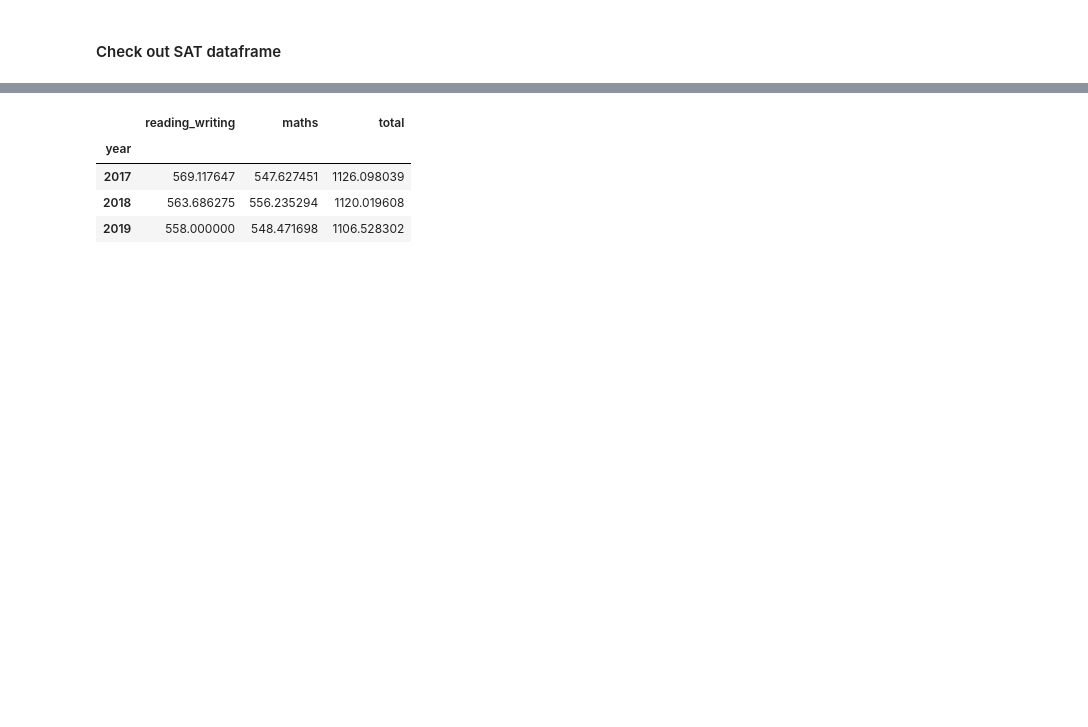
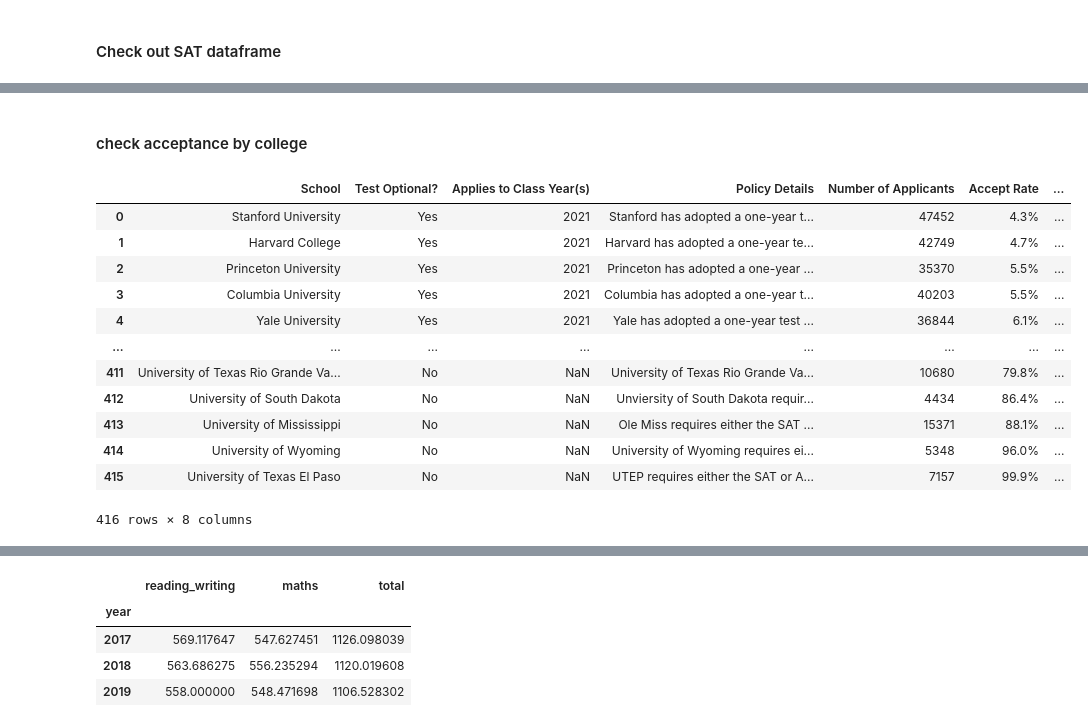
Before and after one commit to krisgch/dsi_project_satcat, a Jupyter notebook: code/starter-code.ipynb, the cells around one changed output, grey strips where cells are left out. Cells and saved outputs as stored; diff of their text form; code cells hidden in the pictures; blank space fills up the shorter version.

```diff
--- a/code/starter-code.ipynb
+++ b/code/starter-code.ipynb
@@ -170,7 +182,7 @@ sat_2019 = pd.read_csv('../data/sat_2019.csv')
 sat_2019_ca = pd.read_csv('../data/sat_2019_ca.csv')
 
 sat_2019_by_c_maj = pd.read_csv('../data/sat_2019_by_intended_college_major.csv')
-sat_2019_by_college = pd.read_csv('../data/sat_act_by_college.csv')
+sat_act_by_college = pd.read_csv('../data/sat_act_by_college.csv')
 # %%
 #dict of list
 
@@ -254,0 +780,19 @@ sat_df['participation'] = sat_df['participation'].apply(convert_pct)
+# %% [markdown]
+#### check acceptance by college
+# %%
+#Ranges of Accepted ACT & SAT Student Scores by Colleges
+sat_act_by_college
+# %% [output]
+|  | School | Test Optional? | Applies to Class Year(s) | Policy Details | Number of Applicants | Accept Rate | ... |
+| 0 | Stanford University | Yes | 2021 | Stanford has adopted a one-year t... | 47452 | 4.3% | ... |
+| 1 | Harvard College | Yes | 2021 | Harvard has adopted a one-year te... | 42749 | 4.7% | ... |
+| 2 | Princeton University | Yes | 2021 | Princeton has adopted a one-year ... | 35370 | 5.5% | ... |
+| 3 | Columbia University | Yes | 2021 | Columbia has adopted a one-year t... | 40203 | 5.5% | ... |
+| 4 | Yale University | Yes | 2021 | Yale has adopted a one-year test ... | 36844 | 6.1% | ... |
+| ... | ... | ... | ... | ... | ... | ... | ... |
+| 411 | University of Texas Rio Grande Va... | No | NaN | University of Texas Rio Grande Va... | 10680 | 79.8% | ... |
+| 412 | University of South Dakota | No | NaN | Unviersity of South Dakota requir... | 4434 | 86.4% | ... |
+| 413 | University of Mississippi | No | NaN | Ole Miss requires either the SAT ... | 15371 | 88.1% | ... |
+| 414 | University of Wyoming | No | NaN | University of Wyoming requires ei... | 5348 | 96.0% | ... |
+| 415 | University of Texas El Paso | No | NaN | UTEP requires either the SAT or A... | 7157 | 99.9% | ... |
+416 rows × 8 columns
```
Also changed, not shown: parts of 102 cells of this notebook, 6 other files.
